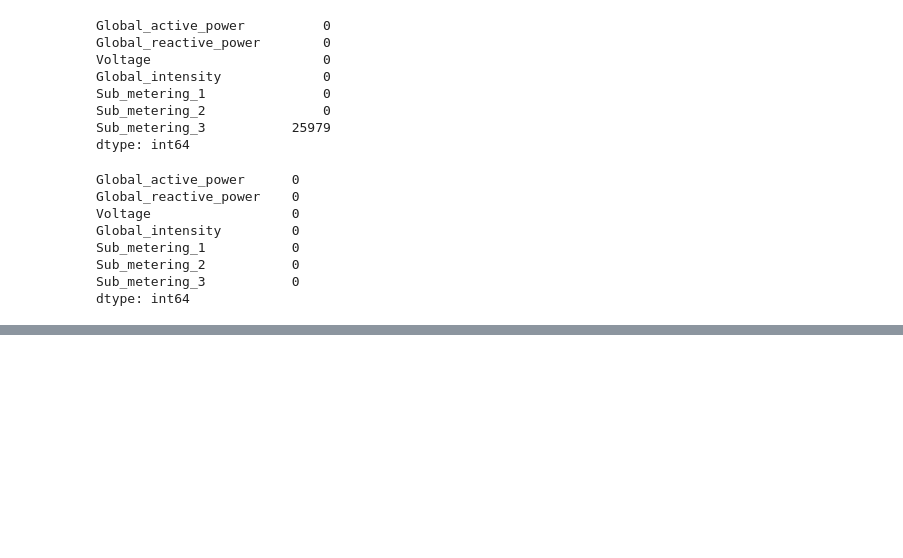
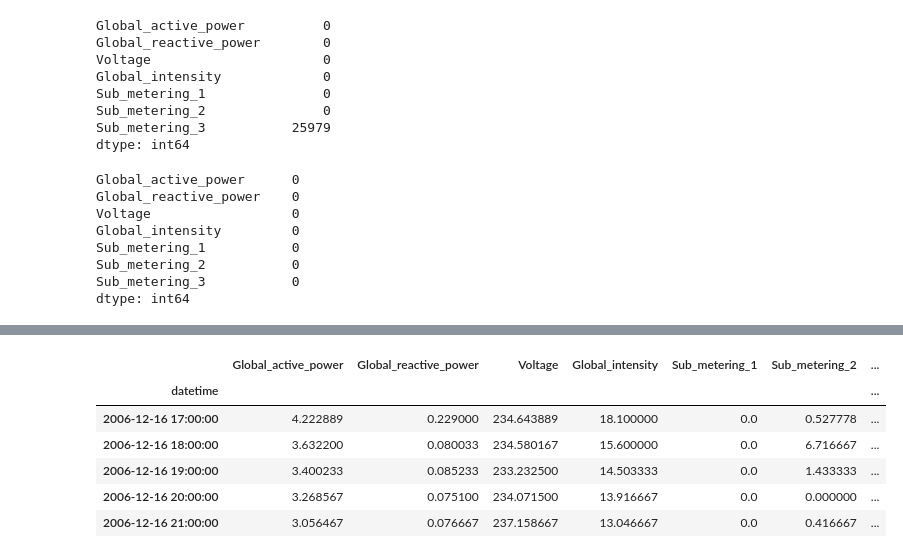
Before and after one commit to ashifa-1/energy-lstm-forecast, a Jupyter notebook: notebook/energy_forecast.ipynb, the cells around one changed output, grey strips where cells are left out. Drawn from its saved outputs; the diff is of its cells as text; code cells hidden in the pictures; blank space fills up the shorter version.

```diff
--- a/notebook/energy_forecast.ipynb
+++ b/notebook/energy_forecast.ipynb
@@ -124,0 +153,10 @@ df.info()
+# %%
+df_hourly.head()
+# %% [output]
+|  | Global_active_power | Global_reactive_power | Voltage | Global_intensity | Sub_metering_1 | Sub_metering_2 | ... |
+| datetime |  |  |  |  |  |  | ... |
+| 2006-12-16 17:00:00 | 4.222889 | 0.229000 | 234.643889 | 18.100000 | 0.0 | 0.527778 | ... |
+| 2006-12-16 18:00:00 | 3.632200 | 0.080033 | 234.580167 | 15.600000 | 0.0 | 6.716667 | ... |
+| 2006-12-16 19:00:00 | 3.400233 | 0.085233 | 233.232500 | 14.503333 | 0.0 | 1.433333 | ... |
+| 2006-12-16 20:00:00 | 3.268567 | 0.075100 | 234.071500 | 13.916667 | 0.0 | 0.000000 | ... |
+| 2006-12-16 21:00:00 | 3.056467 | 0.076667 | 237.158667 | 13.046667 | 0.0 | 0.416667 | ... |
```
Also changed, not shown: parts of 6 cells of this notebook.
